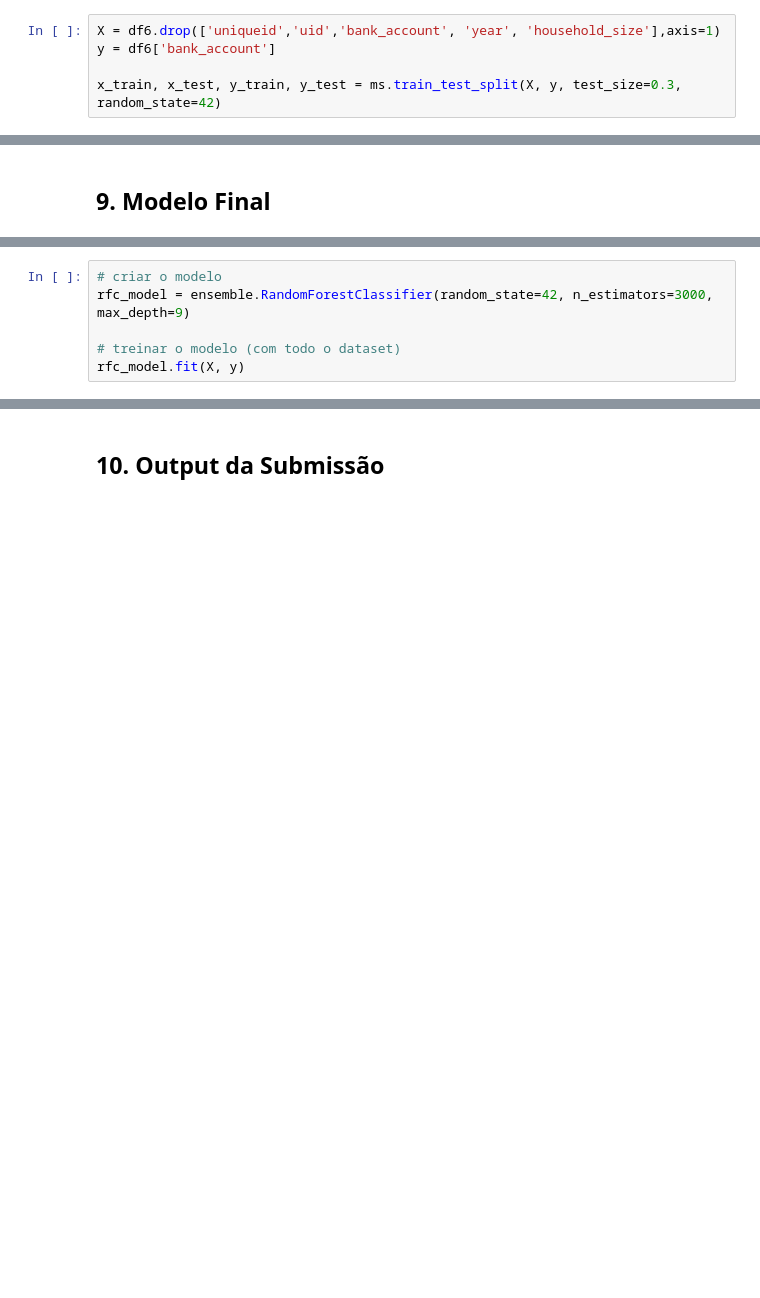
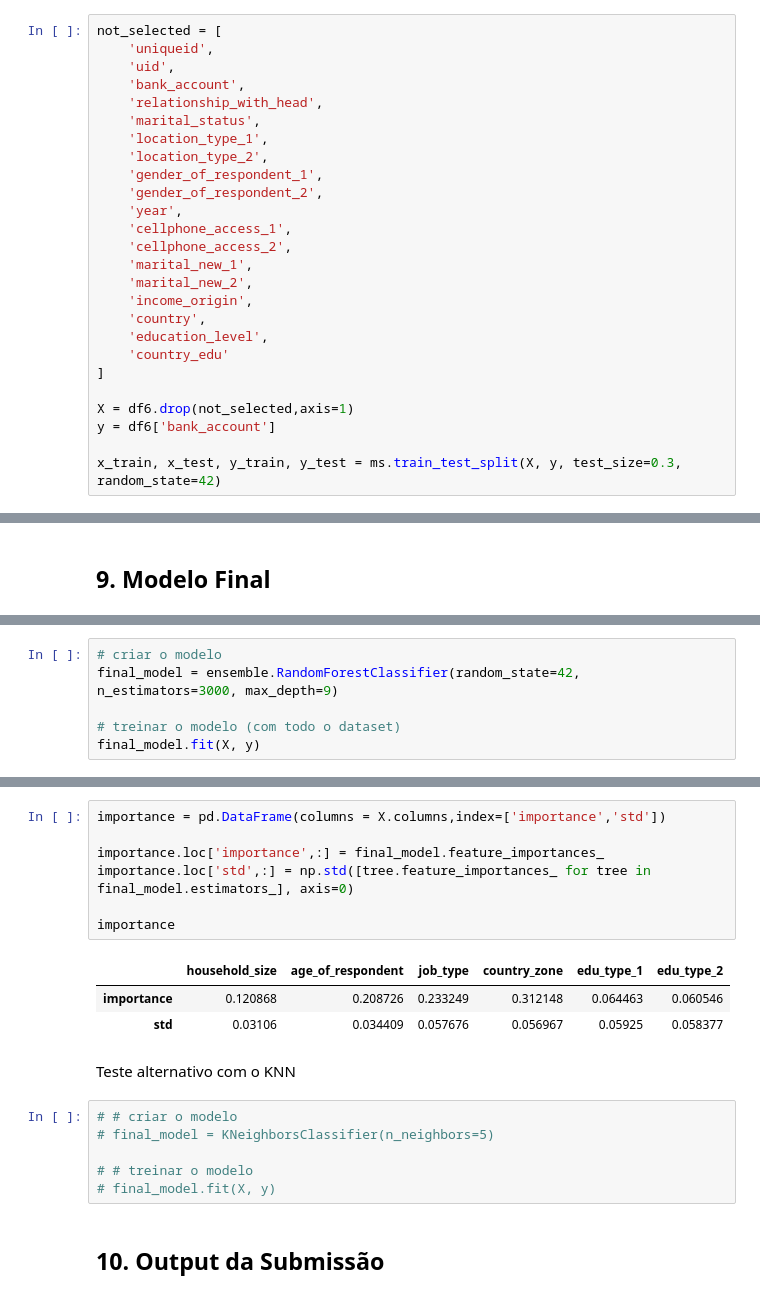
Before and after one commit to daSpinelli/hackday_01_dadosinglorios, a Jupyter notebook: end-to-end_c2.ipynb, the cells around one changed output, grey strips where cells are left out. Saved outputs shown, nothing was run; the diff lists cells and outputs as text; blank space fills up the shorter version.

```diff
--- a/end-to-end_c2.ipynb
+++ b/end-to-end_c2.ipynb
@@ -715,7 +756,28 @@ df6.head()
 | 3 | 0.333333 | 0.0 | uniqueid_4582 | 1 | 0 | 0 | 1 | ... |
 | 4 | 0.666667 | 0.5 | uniqueid_2854 | 0 | 1 | 1 | 0 | ... |
 # %%
-X = df6.drop(['uniqueid','uid','bank_account', 'year', 'household_size'],axis=1)
+not_selected = [
+    'uniqueid',
+    'uid',
+    'bank_account',
+    'relationship_with_head',
+    'marital_status',
+    'location_type_1',
+    'location_type_2',
+    'gender_of_respondent_1',
+    'gender_of_respondent_2',
+    'year',
+    'cellphone_access_1',
+    'cellphone_access_2',
+    'marital_new_1',
+    'marital_new_2',
+    'income_origin',
+    'country',
+    'education_level',
+    'country_edu'
+]
+
+X = df6.drop(not_selected,axis=1)
 y = df6['bank_account']
 
 x_train, x_test, y_train, y_test = ms.train_test_split(X, y, test_size=0.3, random_state=42)
@@ -859,6 +893,0 @@ Vamos seguir com a Random Forest por ter obtido uma melhor performance para a m
-# %%
-# criar o modelo
-rfc_model = ensemble.RandomForestClassifier(random_state=42, n_estimators=3000, max_depth=9)
-
-# treinar o modelo (com todo o dataset)
-rfc_model.fit(X, y)
@@ -864,0 +942,6 @@ rfc_model.fit(X, y)
+# %%
+# criar o modelo
+final_model = ensemble.RandomForestClassifier(random_state=42, n_estimators=3000, max_depth=9)
+
+# treinar o modelo (com todo o dataset)
+final_model.fit(X, y)
@@ -865,3 +968,22 @@ rfc_model.fit(X, y)
+# %%
+importance = pd.DataFrame(columns = X.columns,index=['importance','std'])
+
+importance.loc['importance',:] = final_model.feature_importances_
+importance.loc['std',:] = np.std([tree.feature_importances_ for tree in final_model.estimators_], axis=0)
+
+importance
+# %% [output]
+|  | household_size | age_of_respondent | job_type | country_zone | edu_type_1 | edu_type_2 |
+| importance | 0.120868 | 0.208726 | 0.233249 | 0.312148 | 0.064463 | 0.060546 |
+| std | 0.03106 | 0.034409 | 0.057676 | 0.056967 | 0.05925 | 0.058377 |
+# %% [markdown]
+Teste alternativo com o KNN
+# %%
+# # criar o modelo
+# final_model = KNeighborsClassifier(n_neighbors=5)
+
+# # treinar o modelo
+# final_model.fit(X, y)
 # %% [markdown]
 ## 10. Output da Submissão
 # %%
```
Also changed, not shown: parts of 43 cells of this notebook, 1 other file.
